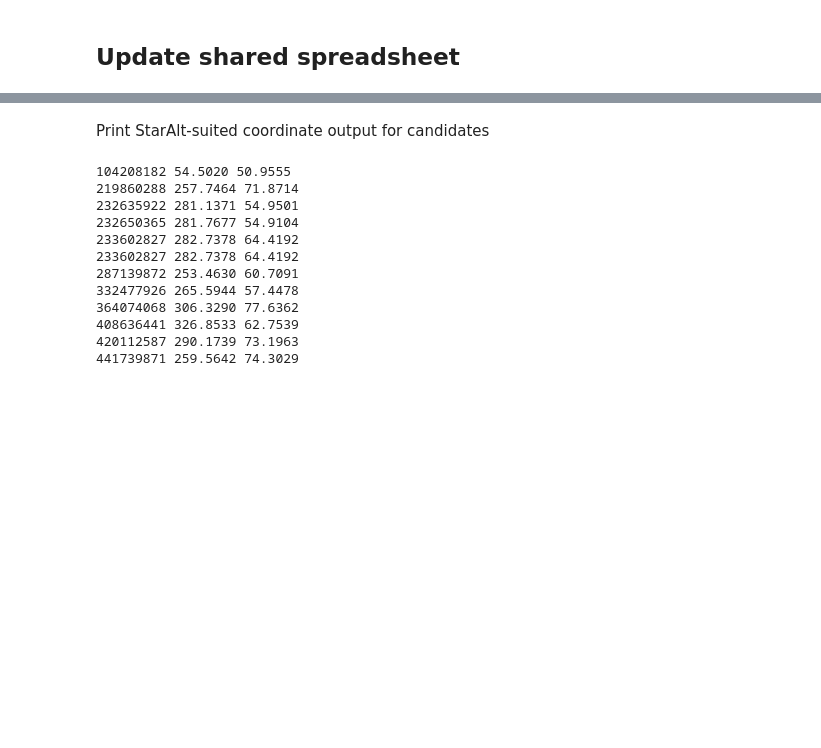
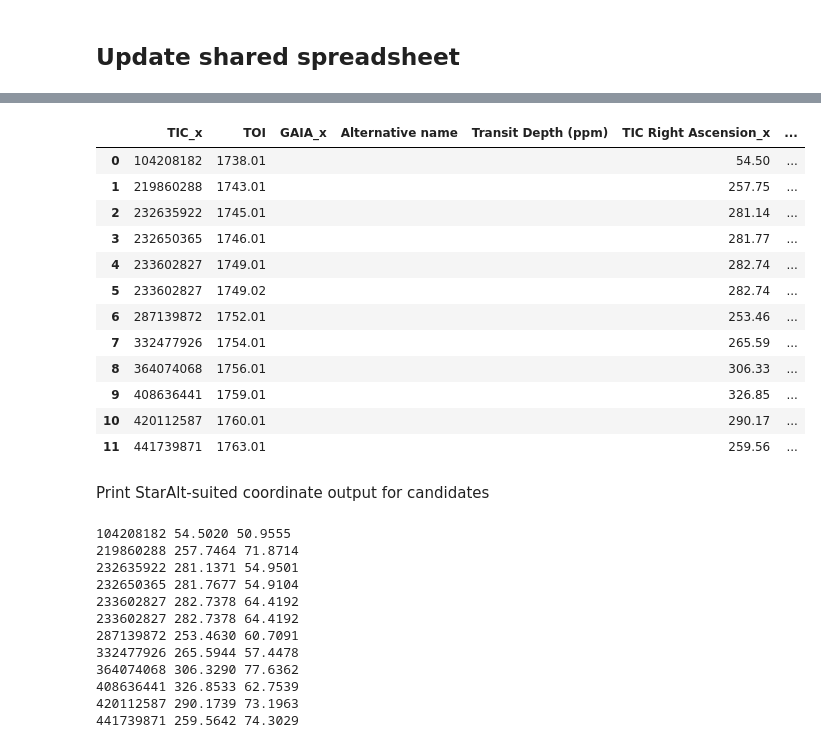
Before and after one commit to matiscke/TESSalerts, a Jupyter notebook: TESSalerts.ipynb, the cells around one changed output, grey strips where cells are left out. Drawn from its saved outputs; the diff is of its cells as text; code cells hidden in the pictures; blank space fills up the shorter version.

```diff
--- a/TESSalerts.ipynb
+++ b/TESSalerts.ipynb
@@ -155,3 +148,24 @@ sheet
+# %%
+# sheet.set_index('Full TOI ID').loc['562.01',:]
+# sheet.set_index('TOI')
+sheet['TOI'] = sheet['TOI'].astype('float64')
+# sheet['TIC'] = sheet['TIC'].astype('int64')
+merged = pd.merge(sheet, observableMdwarfs, on='TOI', how='inner')
+merged
+# %% [output]
+|  | TIC_x | TOI | GAIA_x | Alternative name | Transit Depth (ppm) | TIC Right Ascension_x | ... |
+| 0 | 104208182 | 1738.01 |  |  |  | 54.50 | ... |
+| 1 | 219860288 | 1743.01 |  |  |  | 257.75 | ... |
+| 2 | 232635922 | 1745.01 |  |  |  | 281.14 | ... |
+| 3 | 232650365 | 1746.01 |  |  |  | 281.77 | ... |
+| 4 | 233602827 | 1749.01 |  |  |  | 282.74 | ... |
+| 5 | 233602827 | 1749.02 |  |  |  | 282.74 | ... |
+| 6 | 287139872 | 1752.01 |  |  |  | 253.46 | ... |
+| 7 | 332477926 | 1754.01 |  |  |  | 265.59 | ... |
+| 8 | 364074068 | 1756.01 |  |  |  | 306.33 | ... |
+| 9 | 408636441 | 1759.01 |  |  |  | 326.85 | ... |
+| 10 | 420112587 | 1760.01 |  |  |  | 290.17 | ... |
+| 11 | 441739871 | 1763.01 |  |  |  | 259.56 | ... |
 # %% [markdown]
 Print StarAlt-suited coordinate output for candidates
 # %%
```
Also changed, not shown: parts of 9 cells of this notebook, 2 other files.
